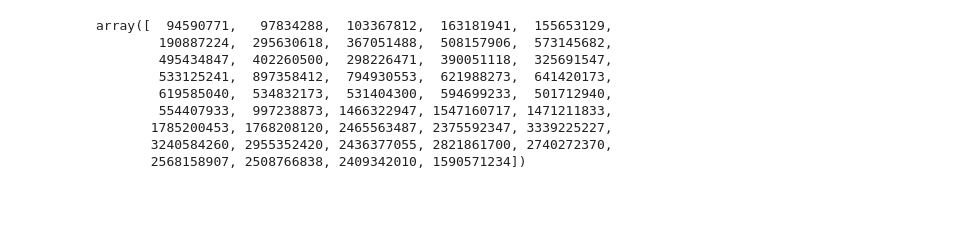
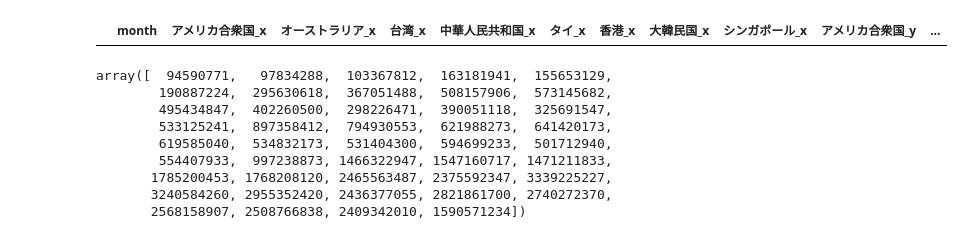
Before and after one commit to ro72/gci_team_1, a Jupyter notebook: PCA.ipynb, the cells around one changed output. Cells and saved outputs as stored; diff of their text form; code cells hidden in the pictures; blank space fills up the shorter version.

```diff
--- a/PCA.ipynb
+++ b/PCA.ipynb
@@ -32,3 +61,7 @@ df_appliances.head()
+# %%
+pd.merge(df_appliances, df_department,on="month")
+# %% [output]
+|  | month | アメリカ合衆国_x | オーストラリア_x | 台湾_x | 中華人民共和国_x | タイ_x | 香港_x | 大韓民国_x | シンガポール_x | アメリカ合衆国_y | ... |
 # %%
 df_appliances['台湾'].values
 # %% [output]
```
Also changed, not shown: parts of 17 cells of this notebook, 1 other file.
